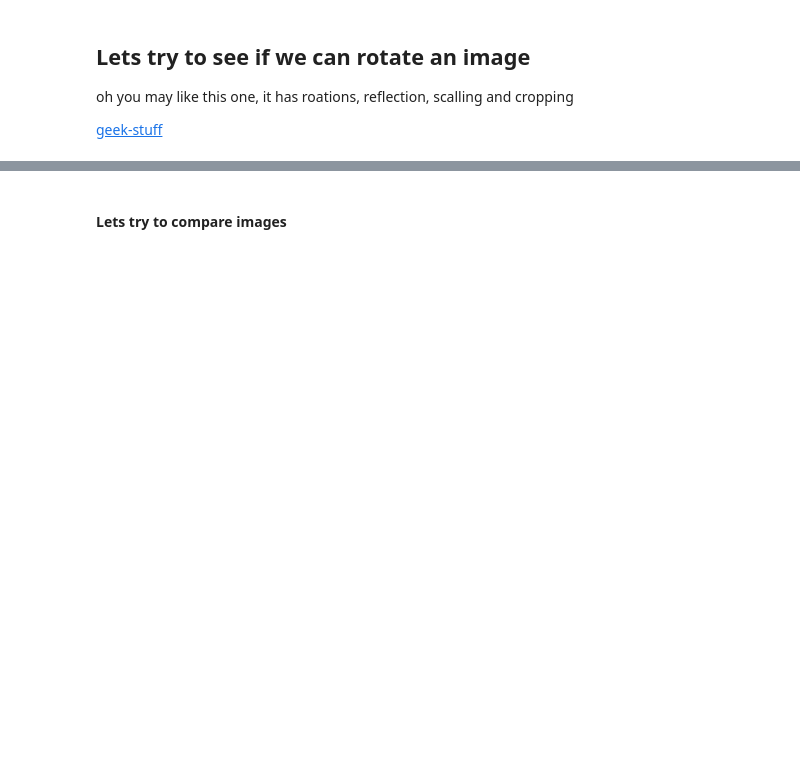
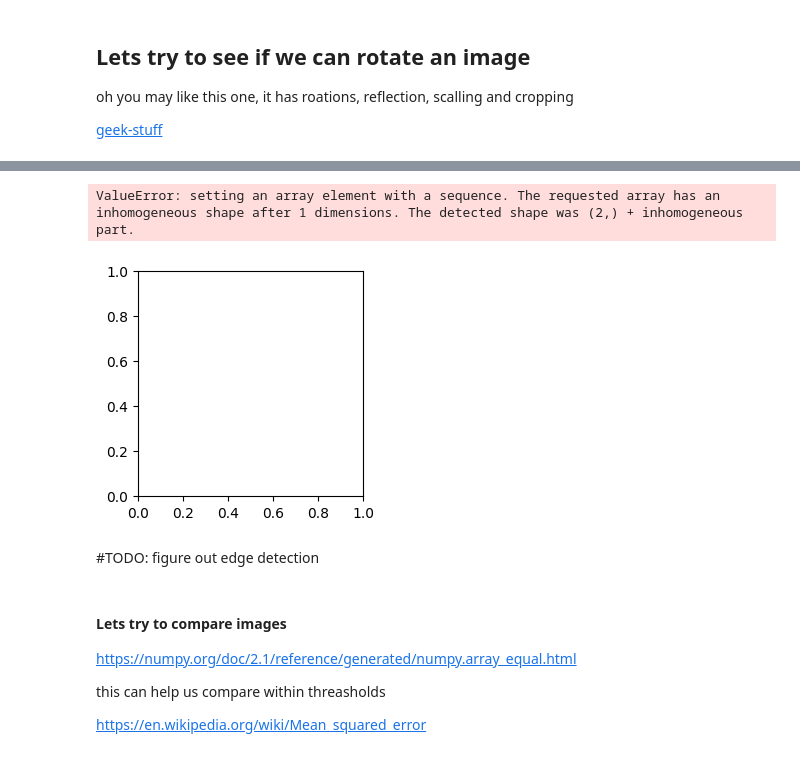
Before and after one commit to therickybobbeh/rpmProject, a Jupyter notebook: scratch_work.ipynb, the cells around one changed output, grey strips where cells are left out. Drawn from its saved outputs; the diff is of its cells as text; code cells hidden in the pictures; blank space fills up the shorter version.

```diff
--- a/scratch_work.ipynb
+++ b/scratch_work.ipynb
@@ -106,2 +163,33 @@ if img is not None:
+# %%
+imageA = imread('Problems/Basic Problems B/Basic Problem B-11/A.png', 0)
+imageB = imread('Problems/Basic Problems B/Basic Problem B-11/B.png', 0)
+imageA_binary = cv2.threshold(imageA, 5, 255, cv2.THRESH_BINARY)
+imageB_binary = cv2.threshold(imageB, 5, 255, cv2.THRESH_BINARY)
+
+plt.figure()
+
+# Display imageA in the first subplot (1 row, 2 columns, 1st subplot)
+plt.subplot(1,2,1).imshow(imageA_binary, cmap='gray')
+plt.subplot(1,2,2).imshow(imageB_binary, cmap='gray')
+
+#
+
+plt.show()
+
+print('next')
+
+result_xor = cv2.bitwise_or(imageA_binary, imageB_binary, mask=None)
+plt.imshow(result_xor, cmap='gray')
+# %% [output]
+ValueError: setting an array element with a sequence. The requested array has an inhomogeneous shape after 1 dimensions. The detected shape was (2,) + inhomogeneous part.
+[figure, added]
+# %% [markdown]
+#TODO: figure out edge detection
 # %% [markdown]
 #### Lets try to compare images
+
+https://numpy.org/doc/2.1/reference/generated/numpy.array_equal.html
+
+this can help us compare within threasholds
+
+https://en.wikipedia.org/wiki/Mean_squared_error
```
Also changed, not shown: parts of 18 cells of this notebook.
